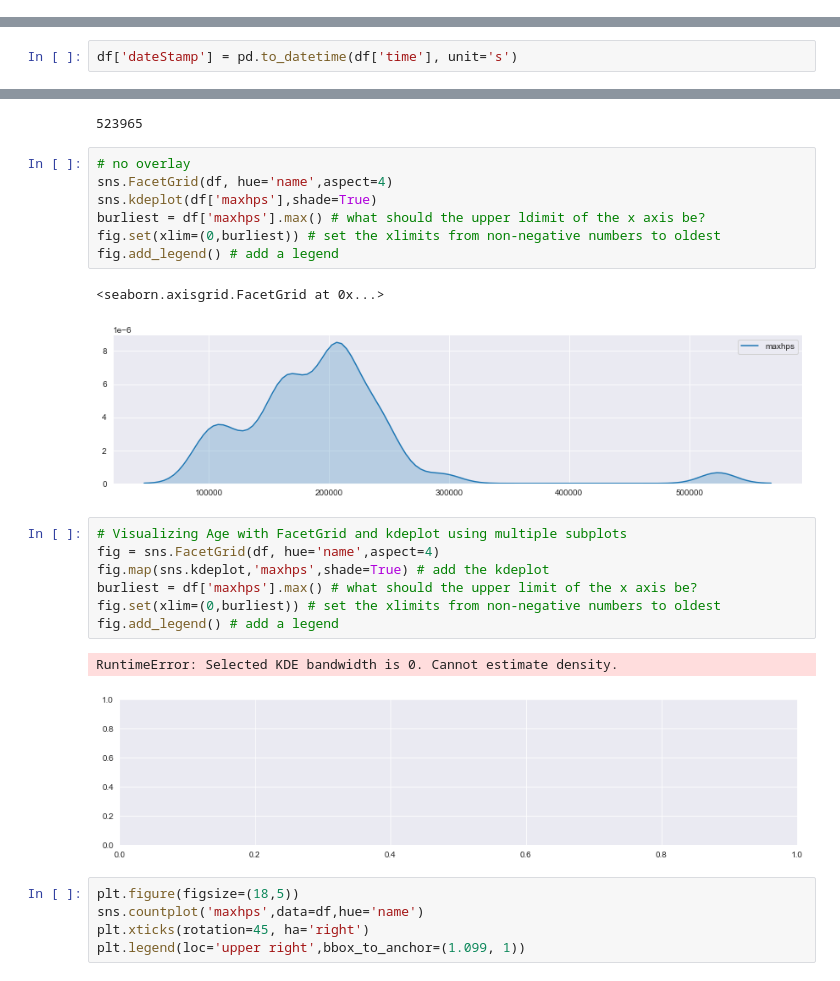
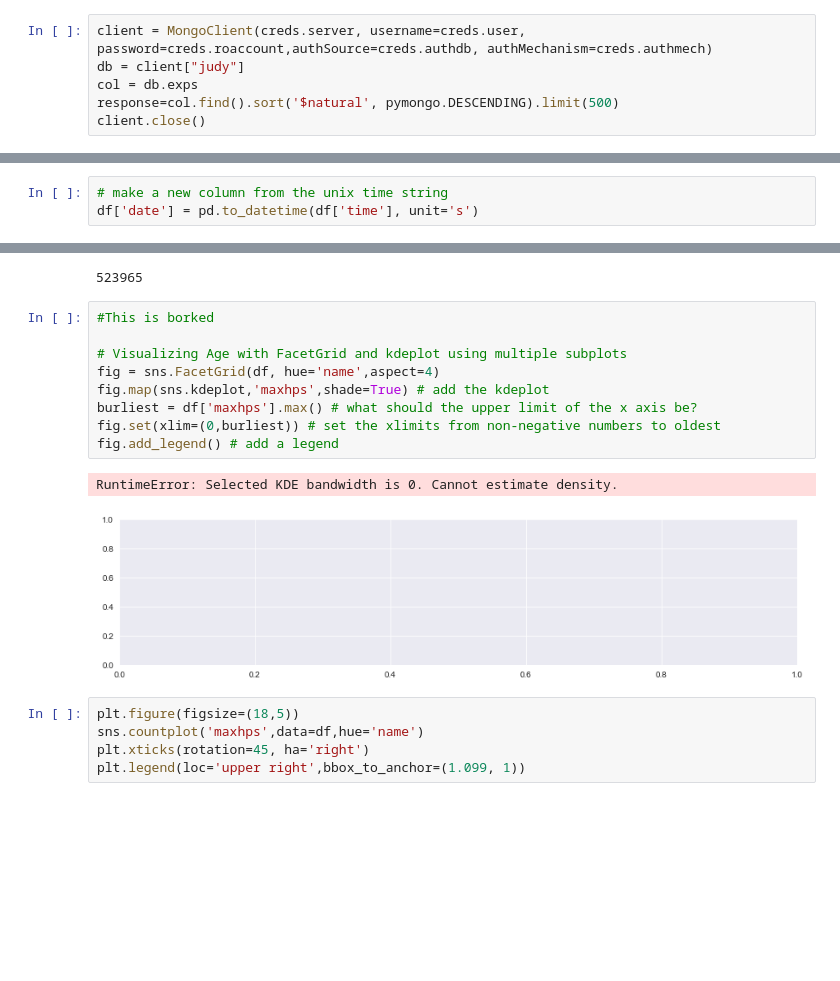
Before and after one commit to jsutch/MUD_viz, a Jupyter notebook: Mongo - MUD - intro data exploration.ipynb, the cells around one changed output, grey strips where cells are left out. Saved outputs shown, nothing was run; the diff lists cells and outputs as text; blank space fills up the shorter version.

```diff
--- a/Mongo - MUD - intro data exploration.ipynb
+++ b/Mongo - MUD - intro data exploration.ipynb
@@ -44,3 +31,9 @@ response=col.find().sort('$natural', pymongo.DESCENDING).limit(500)
+# %%
+client = MongoClient(creds.server, username=creds.user, password=creds.roaccount,authSource=creds.authdb, authMechanism=creds.authmech)
+db = client["judy"]
+col = db.exps
+response=col.find().sort('$natural', pymongo.DESCENDING).limit(500)
+client.close()
 # %%
 # test to see if response is populated
 #list(response)
@@ -78,5 +75,6 @@ type(df.time[0])
 # %% [output]
 str
 # %%
-df['dateStamp'] = pd.to_datetime(df['time'], unit='s')
+# make a new column from the unix time string
+df['date'] = pd.to_datetime(df['time'], unit='s')
 # %%
@@ -340,25 +352,17 @@ df['maxhps'].max()
 # %% [output]
 523965
 # %%
-# no overlay
-sns.FacetGrid(df, hue='name',aspect=4)
-sns.kdeplot(df['maxhps'],shade=True)
-burliest = df['maxhps'].max() # what should the upper ldimit of the x axis be?
+#This is borked
+
+# Visualizing Age with FacetGrid and kdeplot using multiple subplots
+fig = sns.FacetGrid(df, hue='name',aspect=4)
+fig.map(sns.kdeplot,'maxhps',shade=True) # add the kdeplot
+burliest = df['maxhps'].max() # what should the upper limit of the x axis be?
 fig.set(xlim=(0,burliest)) # set the xlimits from non-negative numbers to oldest
 fig.add_legend() # add a legend
 # %% [output]
-<seaborn.axisgrid.FacetGrid at 0x...>
+RuntimeError: Selected KDE bandwidth is 0. Cannot estimate density.
-[figure, old version]
+[figure, new version]
-# %%
-# Visualizing Age with FacetGrid and kdeplot using multiple subplots
-fig = sns.FacetGrid(df, hue='name',aspect=4)
-fig.map(sns.kdeplot,'maxhps',shade=True) # add the kdeplot
-burliest = df['maxhps'].max() # what should the upper limit of the x axis be?
-fig.set(xlim=(0,burliest)) # set the xlimits from non-negative numbers to oldest
-fig.add_legend() # add a legend
-# %% [output]
-RuntimeError: Selected KDE bandwidth is 0. Cannot estimate density.
-[figure, removed]
 # %%
 plt.figure(figsize=(18,5))
 sns.countplot('maxhps',data=df,hue='name')
```
Also changed, not shown: parts of 78 cells of this notebook, 1 other file.
